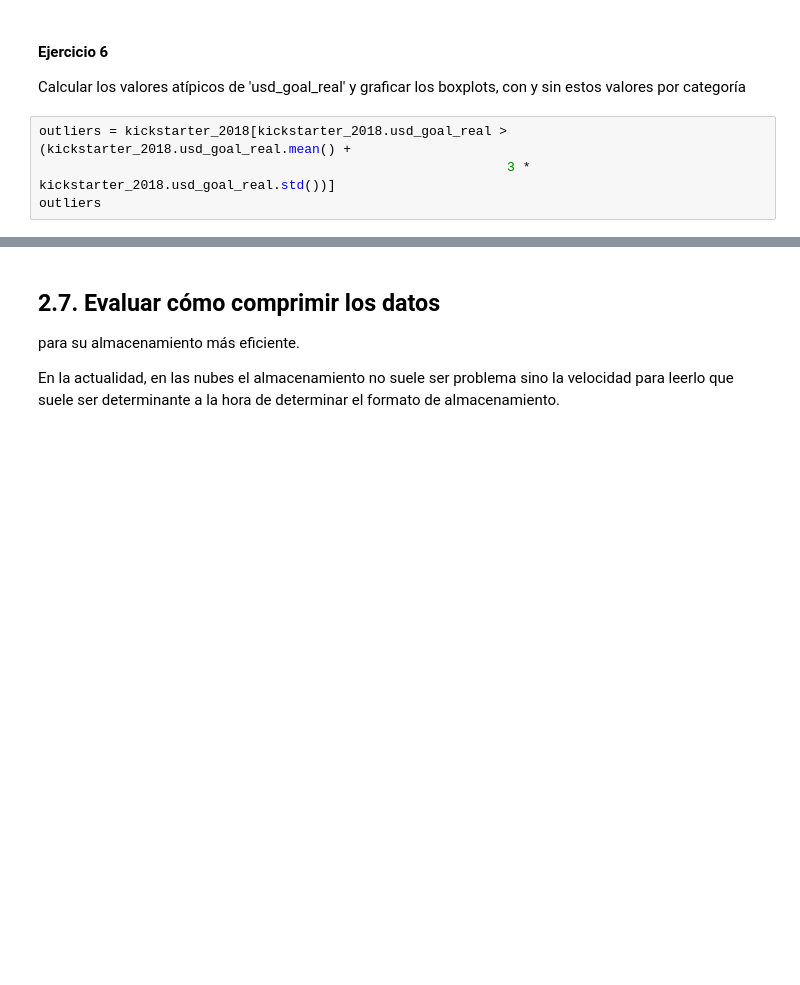
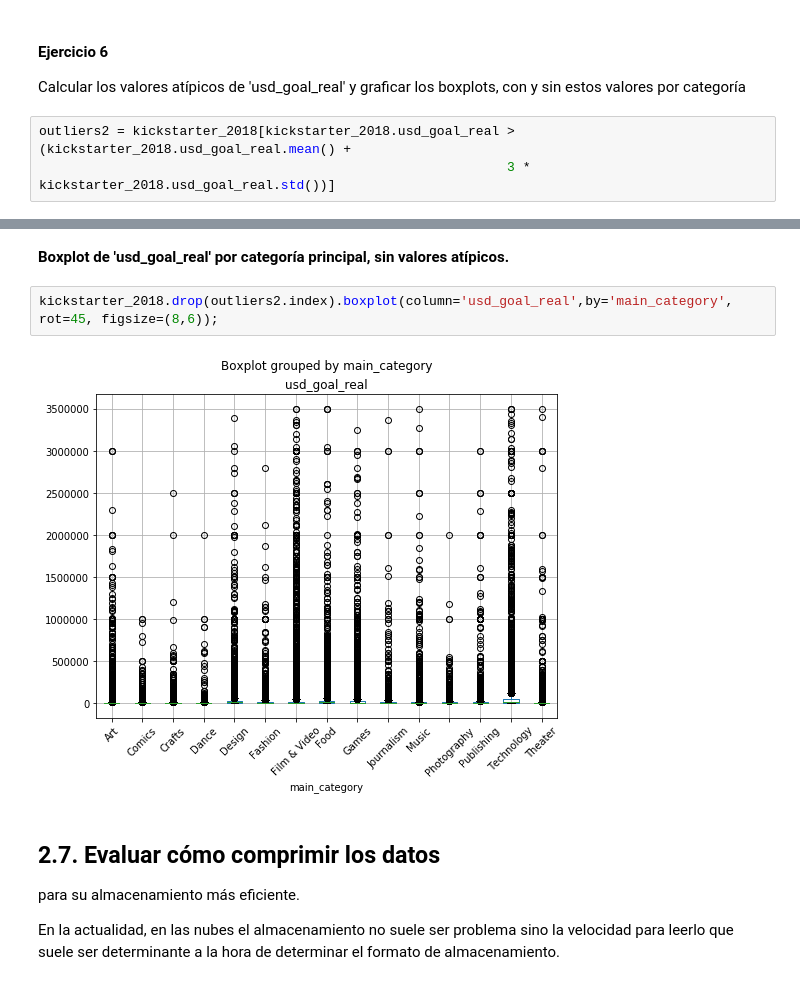
Before and after one commit to joaco18/Diplo_Datos_Exploraci-nyCuraci-n, a Jupyter notebook: notebooks/Limpieza.ipynb, the cells around one changed output, grey strips where cells are left out. Cells and saved outputs as stored; diff of their text form; blank space fills up the shorter version.

```diff
--- a/notebooks/Limpieza.ipynb
+++ b/notebooks/Limpieza.ipynb
@@ -1162,6 +1211,5 @@ kickstarter_2018.boxplot(column='usd_goal_real',by='state');
 
 Calcular los valores atípicos de 'usd_goal_real' y graficar los boxplots, con y sin estos valores por categoría
 # %%
-outliers = kickstarter_2018[kickstarter_2018.usd_goal_real > (kickstarter_2018.usd_goal_real.mean() +
+outliers2 = kickstarter_2018[kickstarter_2018.usd_goal_real > (kickstarter_2018.usd_goal_real.mean() +
                                                             3 * kickstarter_2018.usd_goal_real.std())]
-outliers
@@ -1212,3 +1222,9 @@ plt.show()
+# %% [markdown]
+**Boxplot de 'usd_goal_real' por categoría principal, sin valores atípicos.**
+# %%
+kickstarter_2018.drop(outliers2.index).boxplot(column='usd_goal_real',by='main_category', rot=45, figsize=(8,6));
+# %% [output]
+[figure, added]
 # %% [markdown]
 ## 2.7. Evaluar cómo comprimir los datos
 para su almacenamiento más eficiente.
```
Also changed, not shown: parts of 20 cells of this notebook.
